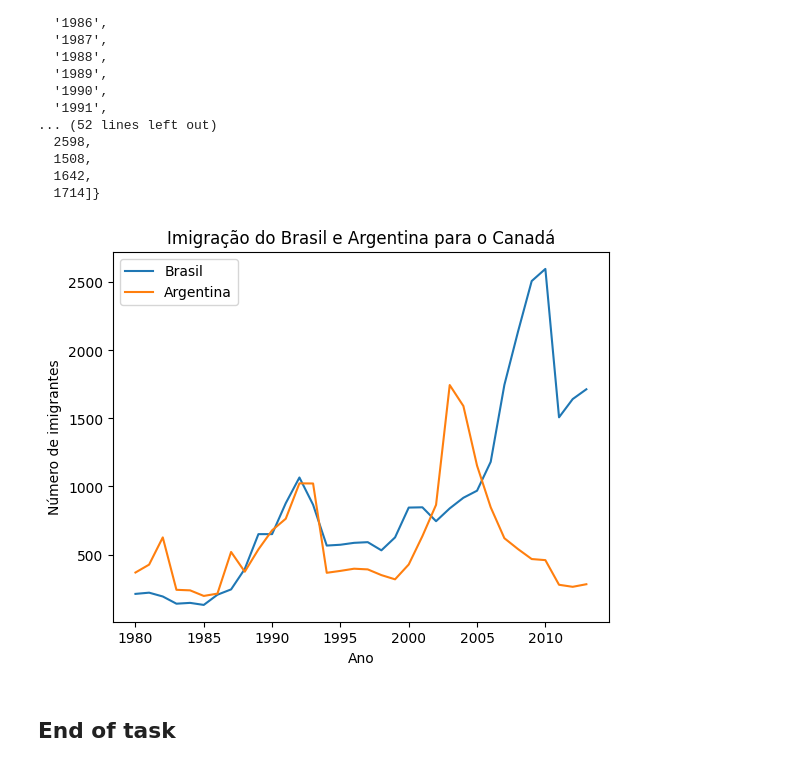
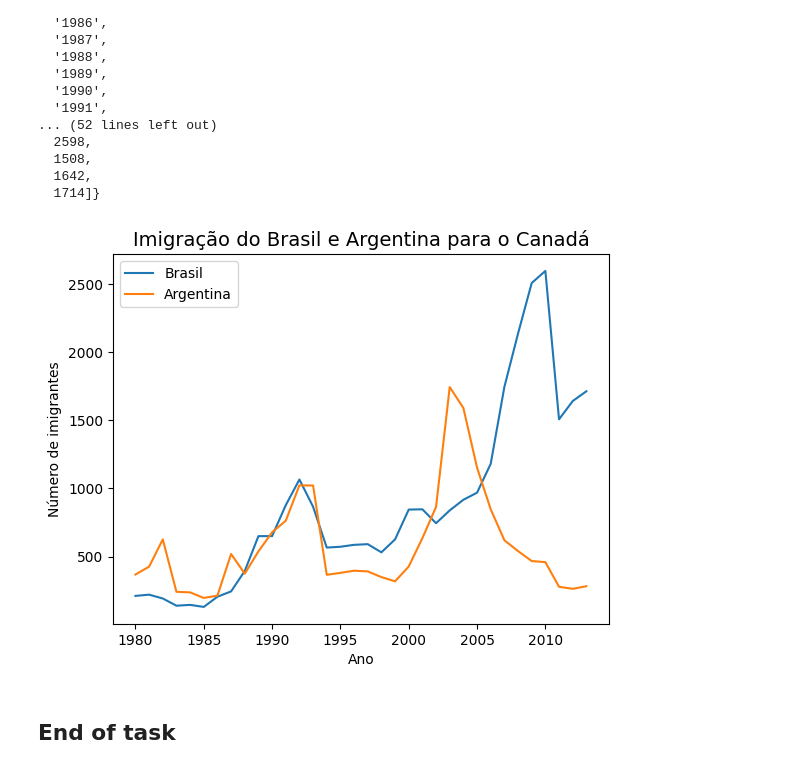
Before and after one commit to Du442/Alura-courses, a Jupyter notebook: ai_studies/pandas/sixth-course/main.ipynb, the cells around one changed output. Cells and saved outputs as stored; diff of their text form; code cells hidden in the pictures.

```diff
--- a/ai_studies/pandas/sixth-course/main.ipynb
+++ b/ai_studies/pandas/sixth-course/main.ipynb
@@ -169,14 +169,14 @@ df_comparacao = df_comparacao.T
 # %%
 plt.plot(df_comparacao['Brasil'],label = 'Brasil')
 plt.plot(df_comparacao['Argentina'],label ='Argentina')
-plt.title('Imigração do Brasil e Argentina para o Canadá', fontsize)
+plt.title('Imigração do Brasil e Argentina para o Canadá', fontsize=14)
 plt.xlabel('Ano')
 plt.ylabel('Número de imigrantes')
 plt.xticks(['1980', '1985', '1990', '1995', '2000', '2005', '2010'])
 plt.legend()
 plt.show()
 # %% [output]
-[figure, old version]
+[figure, new version]
 # %% [markdown]
 <h2>End of task</h2>
 # %%
```
Also changed, not shown: parts of 39 cells of this notebook, 2 other files.
